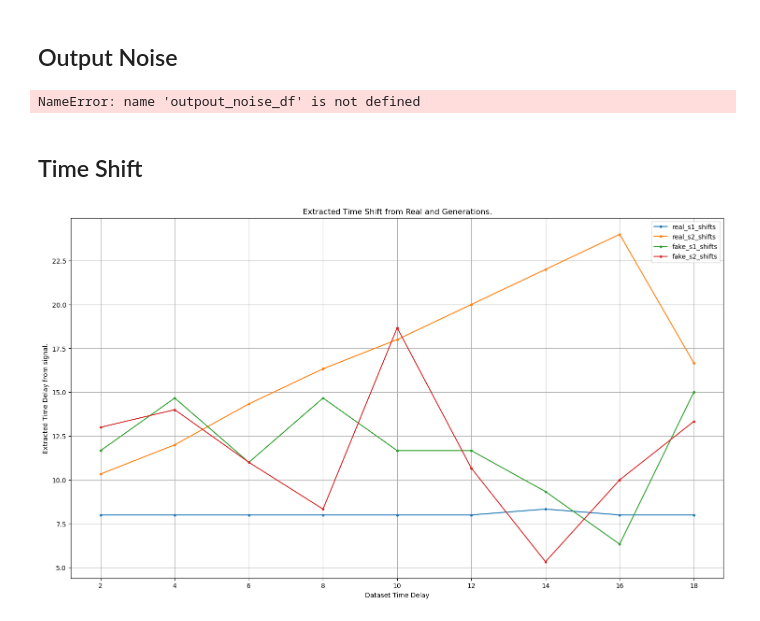
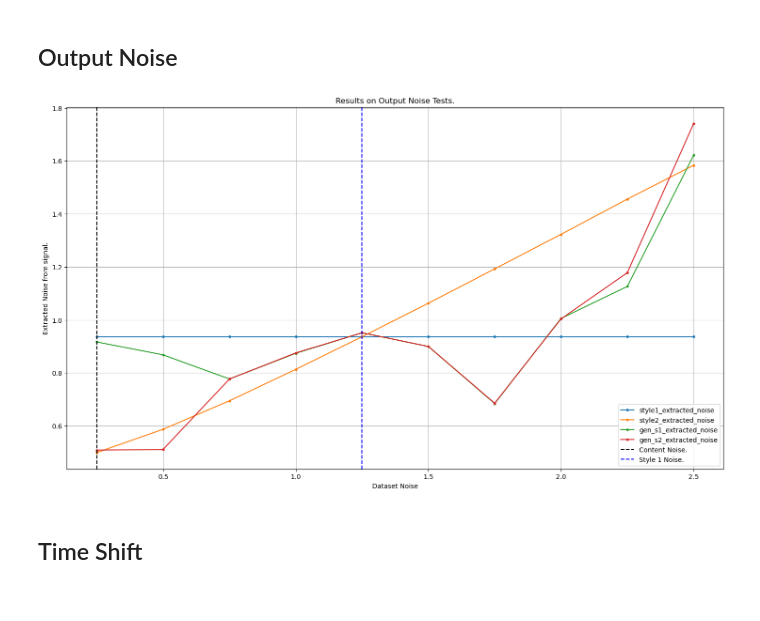
Before and after one commit to Henri-Hoyez/TimeSeriesStyleTransfer, a Jupyter notebook: bench.ipynb, the cells around one changed output. Saved outputs shown, nothing was run; the diff lists cells and outputs as text; code cells hidden in the pictures.

```diff
--- a/bench.ipynb
+++ b/bench.ipynb
@@ -30,17 +91,0 @@ folder_names
-# %%
-def extract_results(exp_names:list, _exp_type:str, _root_folder:str=root_folder):
-    idxs = list(itertools.product(exp_names, [0,1,2,3,4,5,6]))
-    multi_index = pd.MultiIndex.from_tuples(idxs)
-    _df_data = []
-
-    for exp_name in exp_names:
-        filepath = f"{_root_folder}/{_exp_type}/{exp_name}/{simple_metric_filename}"
-        _df = pd.read_excel(filepath)
-        _df = _df.drop(columns=["Unnamed: 0"])
-        _df_values = _df.values
-        _df_data.append(_df_values)
-
-    _df_data = np.array(_df_data).reshape(-1, _df_values.shape[-1])
-    return pd.DataFrame(data=_df_data, index=multi_index, columns=_df.columns)
-
-amplitude_exp_values = extract_results(folder_names, exp_type)
@@ -128,11 +104,11 @@ plot_results(
 ## Output Noise
 # %%
 exp_type = "output_noise"
-simple_metric_filename = "simple_metric_results.xlsx"
-style_1_amplitude = "0.50"
 
-folder_path = f"{root_folder}/{exp_type}"
-folder_names = [f"{0.25* (nb+1):0.2f}" for nb in range(10)]
-# folder_names.remove(style_1_amplitude)
+out_noise_folder_names = [f"{0.25* (nb+1):0.2f}" for nb in range(10)]
 
 on_labels = ["style1_extracted_noise", "style2_extracted_noise", "gen_s1_extracted_noise", "gen_s2_extracted_noise"]
+
+outpout_noise_df = extract_results(out_noise_folder_names, exp_type)
+agg_out_noise_result = aggretate_results(outpout_noise_df, out_noise_folder_names)
+agg_out_noise_result.index = agg_out_noise_result.index.astype(np.float32)
@@ -144,16 +115,14 @@ outpout_noise_df = extract_results(folder_names, exp_type)
 # %%
-agg_out_noise_result = aggretate_results(outpout_noise_df)
-
 plot_results(
     agg_out_noise_result,
     on_labels,
-    title="Extracted Noise from Real and Generations.",
+    title="Results on Output Noise Tests.",
     xlabel="Dataset Noise",
     ylabel="Extracted Noise from signal.",
-    content_line=0, content_label="Content Noise.",
-    style1_line=0.5, style1_label='Style 1 Amplitude')
+    content_line=0.25, content_label="Content Noise.",
+    style1_line=1.25, style1_label='Style 1 Noise.')
 # %% [output]
-NameError: name 'outpout_noise_df' is not defined
+[figure, added]
 # %% [markdown]
 ## Time Shift
 # %%
@@ -170,14 +137,0 @@ time_shift_results = extract_results(folder_names, exp_type)
-# %%
-agg_ts_results = aggretate_results(time_shift_results, [2, 3, 4])
-agg_ts_results.index = agg_ts_results.index.astype(int)
-agg_ts_results = agg_ts_results.sort_index()
-
-plot_results(
-    agg_ts_results,
-    ts_labels,
-    title="Extracted Time Shift from Real and Generations.",
-    xlabel="Dataset Time Delay",
-    ylabel="Extracted Time Delay from signal."
-    )
-# %% [output]
-[figure, removed]
```
Also changed, not shown: parts of 25 cells of this notebook, 11 other files.
